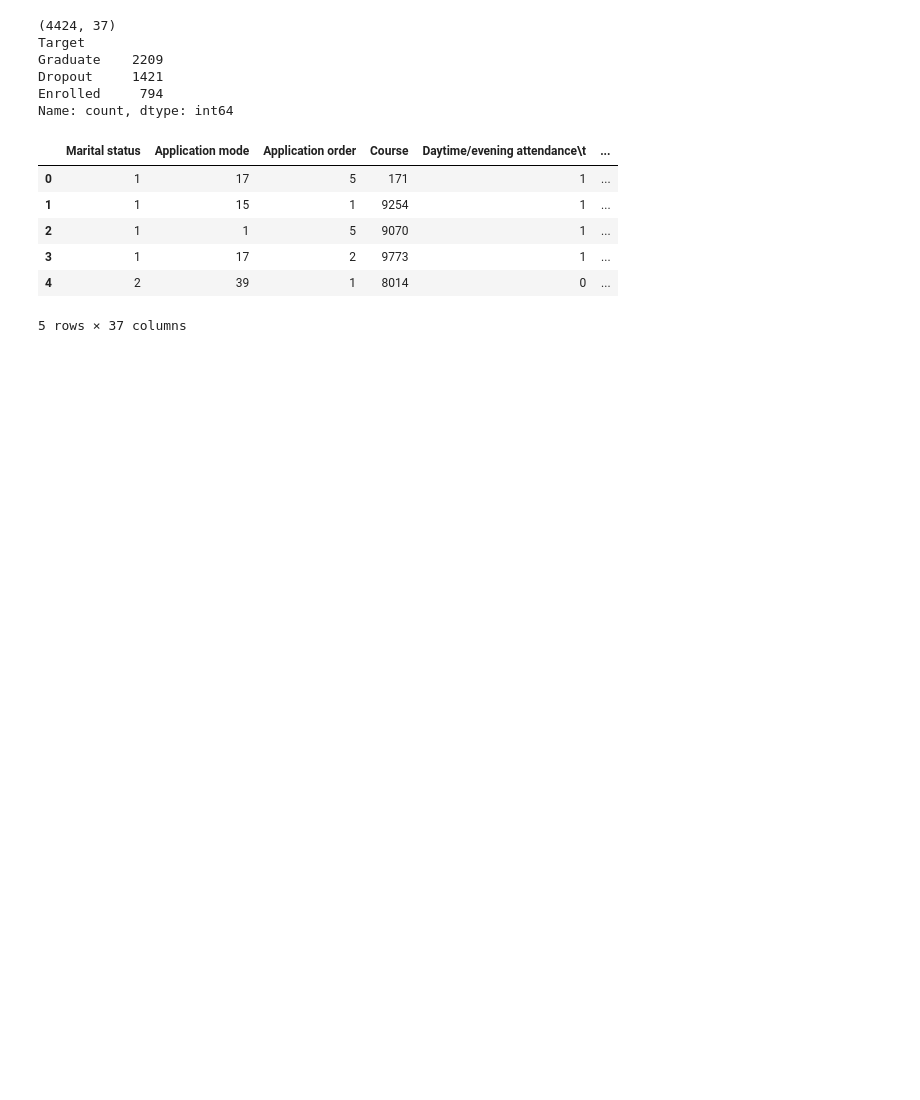
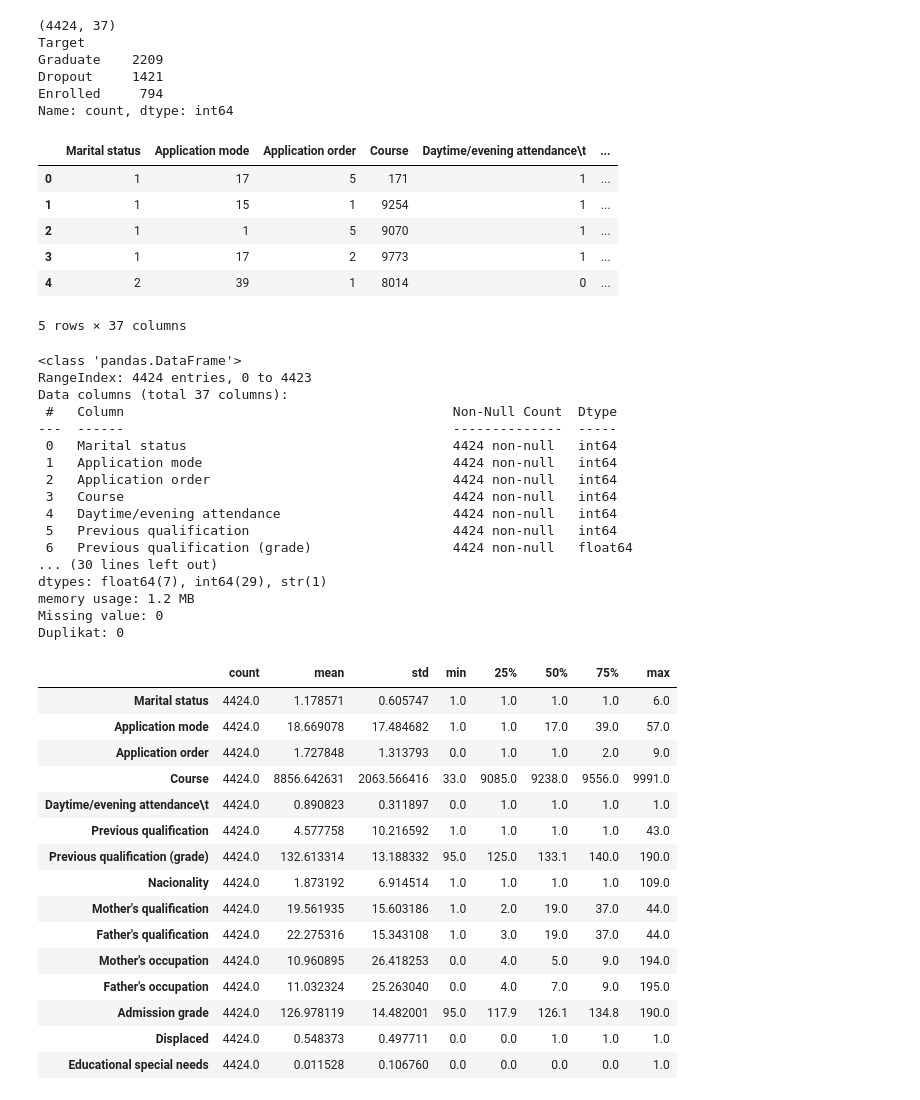
Before and after one commit to bott45/UTS_ML_Dropout, a Jupyter notebook: notebooks/01_eda.ipynb, the cells around one changed output. Cells and saved outputs as stored; diff of their text form; code cells hidden in the pictures; blank space fills up the shorter version.

```diff
--- a/notebooks/01_eda.ipynb
+++ b/notebooks/01_eda.ipynb
@@ -19,3 +19,42 @@ Name: count, dtype: int64
 | 3 | 1 | 17 | 2 | 9773 | 1 | ... |
 | 4 | 2 | 39 | 1 | 8014 | 0 | ... |
 5 rows × 37 columns
+# %%
+df.info()
+print("Missing value:", df.isna().sum().sum())
+print("Duplikat:", df.duplicated().sum())
+df.describe().T.head(15)
+# %% [output]
+<class 'pandas.DataFrame'>
+RangeIndex: 4424 entries, 0 to 4423
+Data columns (total 37 columns):
+ #   Column                                          Non-Null Count  Dtype
+---  ------                                          --------------  -----
+ 0   Marital status                                  4424 non-null   int64
+ 1   Application mode                                4424 non-null   int64
+ 2   Application order                               4424 non-null   int64
+ 3   Course                                          4424 non-null   int64
+ 4   Daytime/evening attendance                      4424 non-null   int64
+ 5   Previous qualification                          4424 non-null   int64
+ 6   Previous qualification (grade)                  4424 non-null   float64
+... (30 lines left out)
+dtypes: float64(7), int64(29), str(1)
+memory usage: 1.2 MB
+Missing value: 0
+Duplikat: 0
+|  | count | mean | std | min | 25% | 50% | 75% | max |
+| Marital status | 4424.0 | 1.178571 | 0.605747 | 1.0 | 1.0 | 1.0 | 1.0 | 6.0 |
+| Application mode | 4424.0 | 18.669078 | 17.484682 | 1.0 | 1.0 | 17.0 | 39.0 | 57.0 |
+| Application order | 4424.0 | 1.727848 | 1.313793 | 0.0 | 1.0 | 1.0 | 2.0 | 9.0 |
+| Course | 4424.0 | 8856.642631 | 2063.566416 | 33.0 | 9085.0 | 9238.0 | 9556.0 | 9991.0 |
+| Daytime/evening attendance\t | 4424.0 | 0.890823 | 0.311897 | 0.0 | 1.0 | 1.0 | 1.0 | 1.0 |
+| Previous qualification | 4424.0 | 4.577758 | 10.216592 | 1.0 | 1.0 | 1.0 | 1.0 | 43.0 |
+| Previous qualification (grade) | 4424.0 | 132.613314 | 13.188332 | 95.0 | 125.0 | 133.1 | 140.0 | 190.0 |
+| Nacionality | 4424.0 | 1.873192 | 6.914514 | 1.0 | 1.0 | 1.0 | 1.0 | 109.0 |
+| Mother's qualification | 4424.0 | 19.561935 | 15.603186 | 1.0 | 2.0 | 19.0 | 37.0 | 44.0 |
+| Father's qualification | 4424.0 | 22.275316 | 15.343108 | 1.0 | 3.0 | 19.0 | 37.0 | 44.0 |
+| Mother's occupation | 4424.0 | 10.960895 | 26.418253 | 0.0 | 4.0 | 5.0 | 9.0 | 194.0 |
+| Father's occupation | 4424.0 | 11.032324 | 25.263040 | 0.0 | 4.0 | 7.0 | 9.0 | 195.0 |
+| Admission grade | 4424.0 | 126.978119 | 14.482001 | 95.0 | 117.9 | 126.1 | 134.8 | 190.0 |
+| Displaced | 4424.0 | 0.548373 | 0.497711 | 0.0 | 0.0 | 1.0 | 1.0 | 1.0 |
+| Educational special needs | 4424.0 | 0.011528 | 0.106760 | 0.0 | 0.0 | 0.0 | 0.0 | 1.0 |
```
Also changed, not shown: parts of 5 cells of this notebook, 5 other files.
